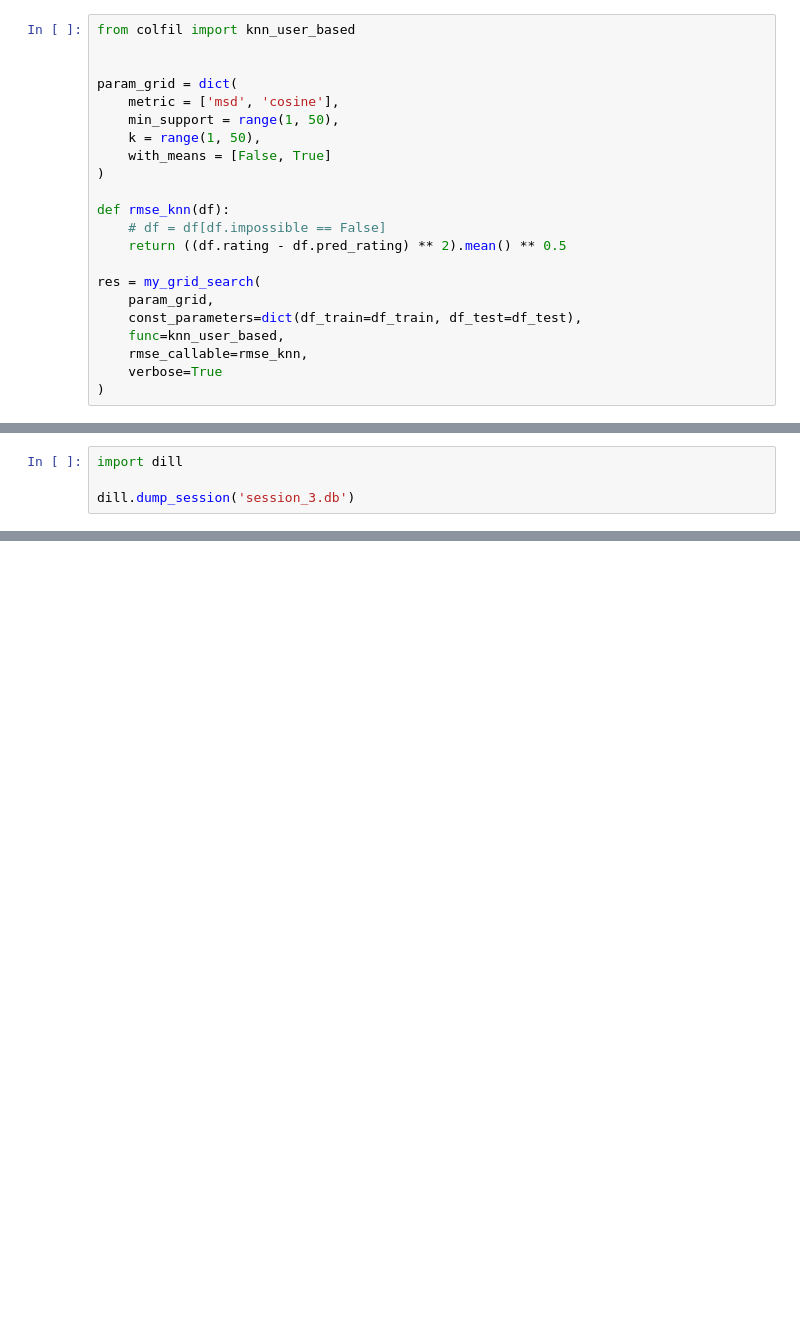
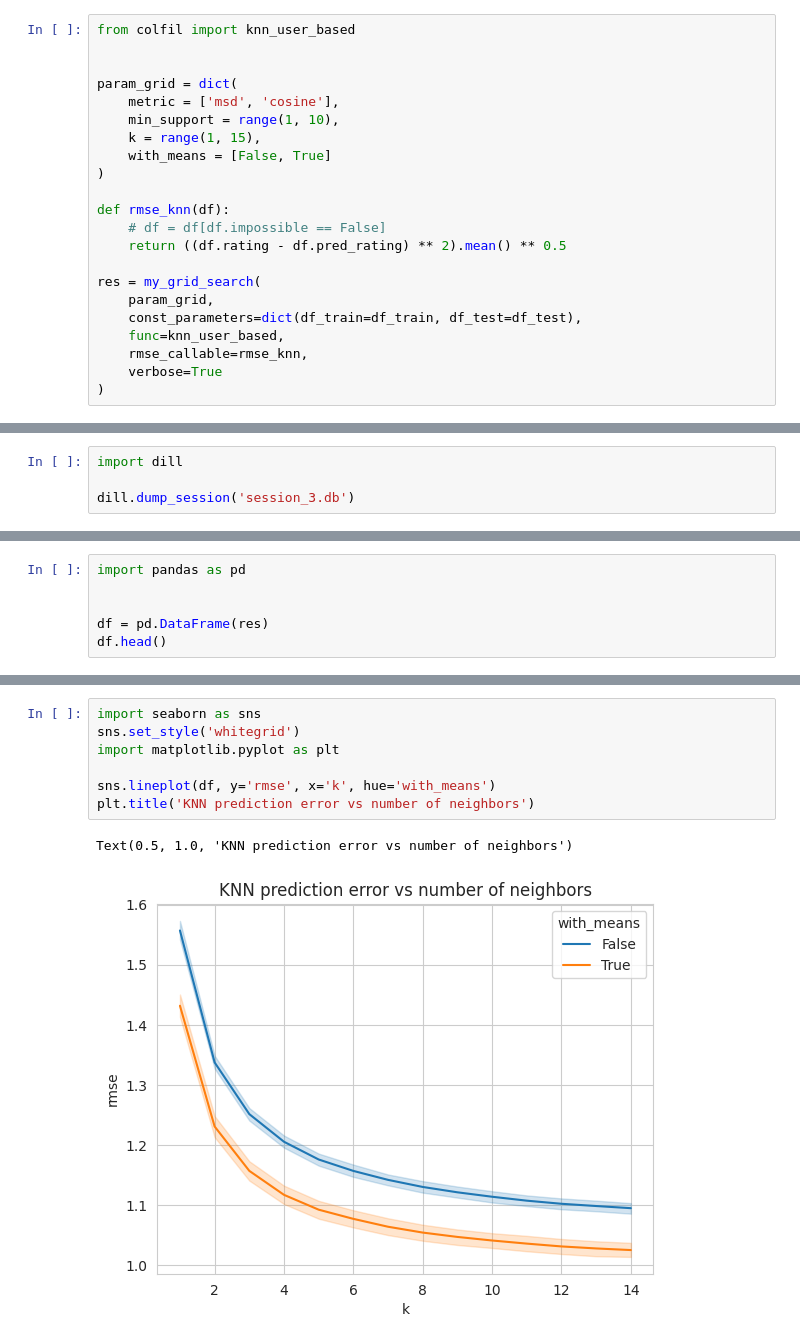
Before and after one commit to voorhs/recsys, a Jupyter notebook: hw1/exps.ipynb, the cells around one changed output, grey strips where cells are left out. Cells and saved outputs as stored; diff of their text form; blank space fills up the shorter version.

```diff
--- a/hw1/exps.ipynb
+++ b/hw1/exps.ipynb
@@ -277,8 +277,8 @@ from colfil import knn_user_based
 
 param_grid = dict(
     metric = ['msd', 'cosine'],
-    min_support = range(1, 50),
-    k = range(1, 50),
+    min_support = range(1, 10),
+    k = range(1, 15),
     with_means = [False, True]
 )
 
@@ -382,0 +556,6 @@ dill.dump_session('session_3.db')
+# %%
+import pandas as pd
+
+
+df = pd.DataFrame(res)
+df.head()
@@ -382,0 +569,10 @@ dill.dump_session('session_3.db')
+# %%
+import seaborn as sns
+sns.set_style('whitegrid')
+import matplotlib.pyplot as plt
+
+sns.lineplot(df, y='rmse', x='k', hue='with_means')
+plt.title('KNN prediction error vs number of neighbors')
+# %% [output]
+Text(0.5, 1.0, 'KNN prediction error vs number of neighbors')
+[figure, added]
```
Also changed, not shown: parts of 56 cells of this notebook.
